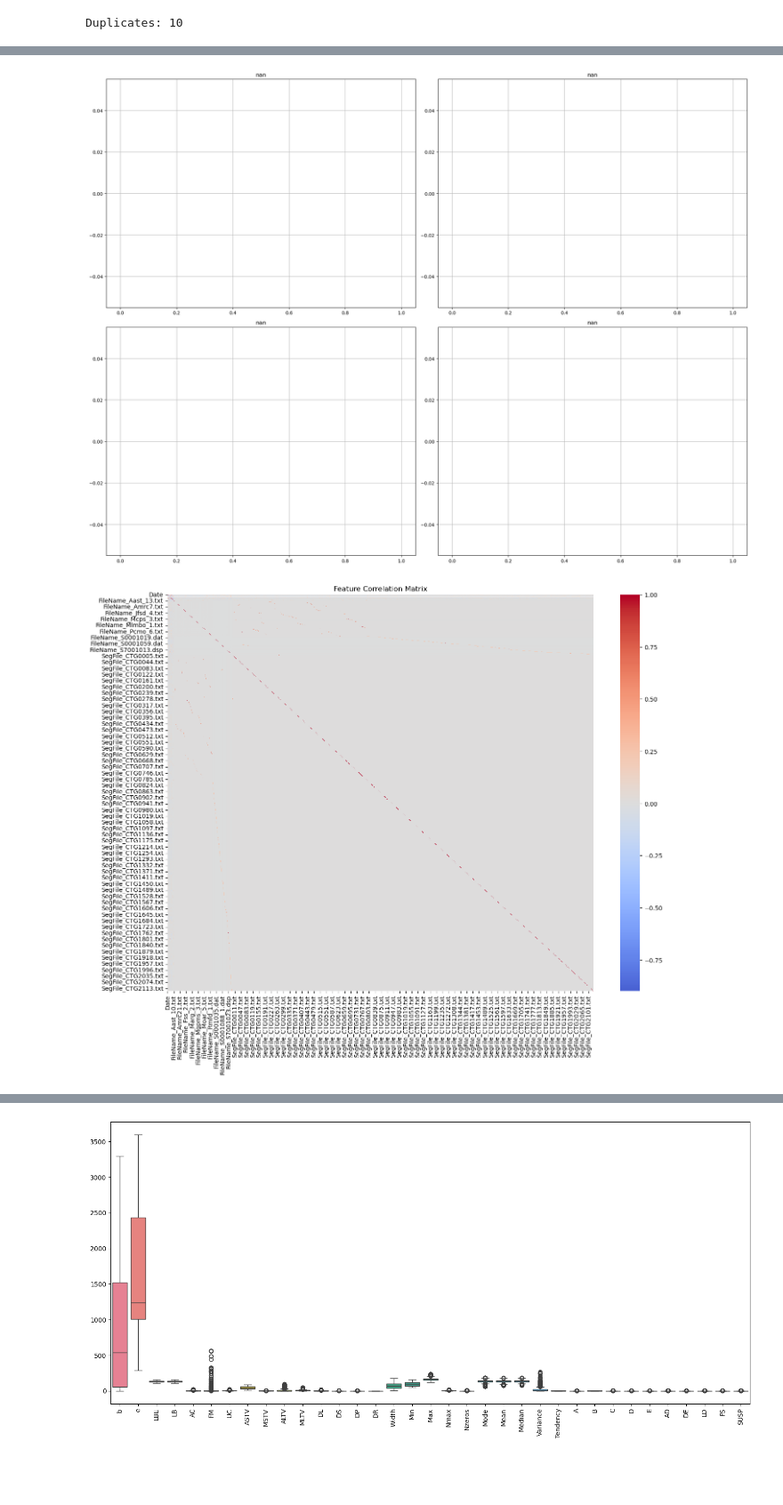
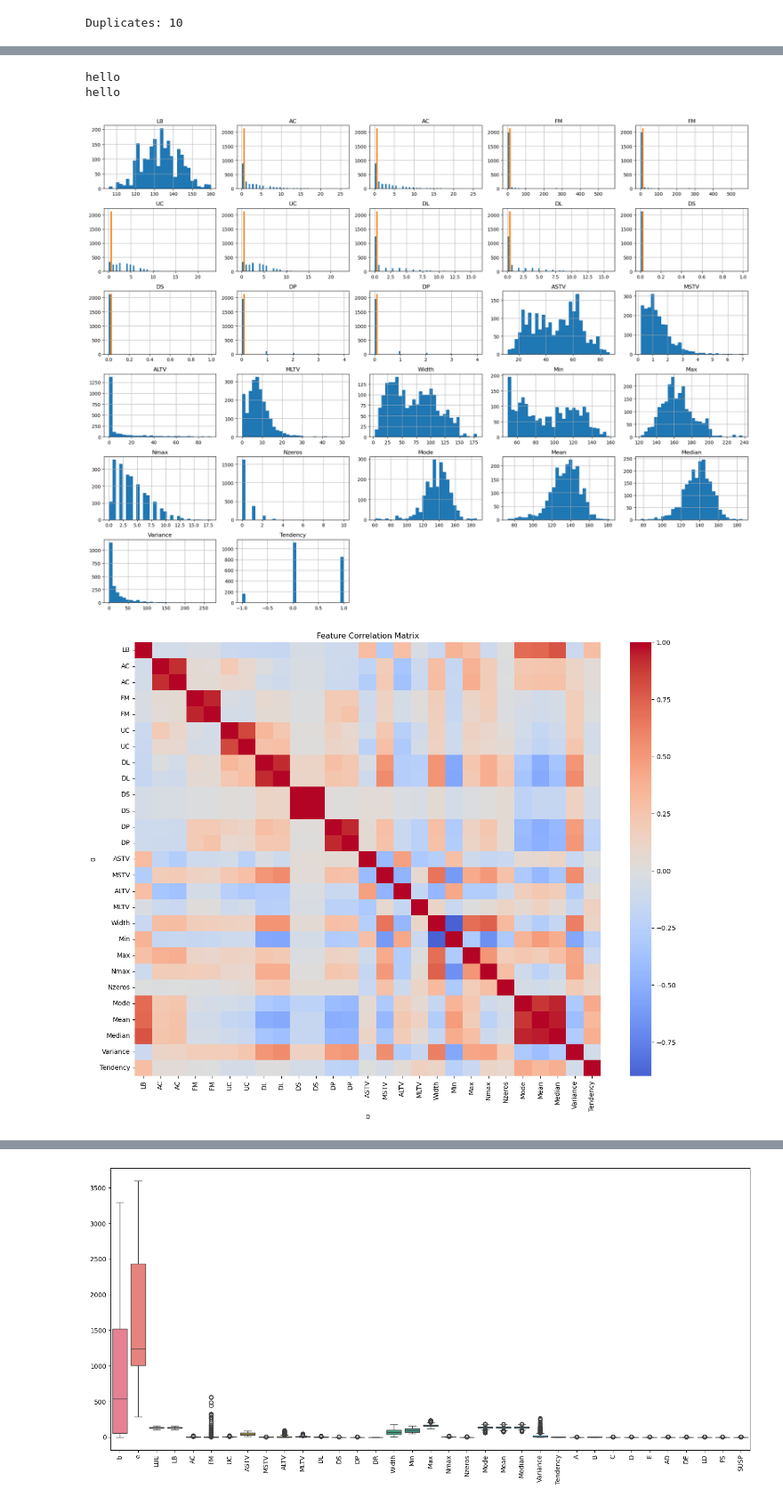
Before and after one commit to l-tting/Cardiotocography-Unsupervised-Learning, a Jupyter notebook: EDA and Preprocessing with PCA.ipynb, the cells around one changed output, grey strips where cells are left out. Shown at 89% size. Drawn from its saved outputs; the diff is of its cells as text; code cells hidden in the pictures; blank space fills up the shorter version.

```diff
--- a/EDA and Preprocessing with PCA.ipynb
+++ b/EDA and Preprocessing with PCA.ipynb
@@ -181,19 +181,18 @@ for cls, count in class_counts.items():
 print('Duplicates:', df.duplicated().sum())
 # %% [output]
 Duplicates: 10
-# %%
-# Save target for later evaluation
-y = df['NSP']
-
-# Feature matrix
-X = df.drop(columns=['NSP'])
-# %%
-for col in ['CLASS']:
-    if col in X.columns:
-        X.drop(columns=col, inplace=True)
-# %%
-# Check for categorical variables
-cat_cols = X.select_dtypes(include=['object', 'category']).columns
-
-if len(cat_cols) > 0:
-    X = pd.get_dummies(X, columns=cat_cols, drop_first=True)
+# %%
+from sklearn.impute import SimpleImputer
+
+# Check missing values in X
+missing_counts = X.isnull().sum()
+total_missing = missing_counts.sum()
+print(f"\n   Missing values in features: {total_missing}")
+if total_missing > 0:
+    print(f"   Features with missing values:\n{missing_counts[missing_counts > 0]}")
+
+# Handle missing values with median imputation
+print("\n[2] Handling missing values...")
+imputer = SimpleImputer(strategy='median')
+X_imputed = pd.DataFrame(imputer.fit_transform(X), columns=X.columns)
+print(f"   Missing values after imputation: {X_imputed.isnull().sum().sum()}")
@@ -200,21 +221,22 @@ if len(cat_cols) > 0:
 # %%
-
 import matplotlib.pyplot as plt
 
-X.hist(figsize=(20, 15), bins=30)
+X_imputed.hist(figsize=(20, 15), bins=30)
 plt.tight_layout()
 plt.show()
 # %% [output]
+hello
+hello
-[figure, old version]
+[figure, new version]
 # %%
 import seaborn as sns
 
 plt.figure(figsize=(16, 12))
-sns.heatmap(X.corr(), cmap='coolwarm', center=0)
+sns.heatmap(X_imputed.corr(), cmap='coolwarm', center=0)
 plt.title('Feature Correlation Matrix')
 plt.show()
 # %% [output]
-[figure, old version]
+[figure, new version]
 # %%
 
 import numpy as np
```
Also changed, not shown: parts of 5 cells of this notebook, 1 other file.
